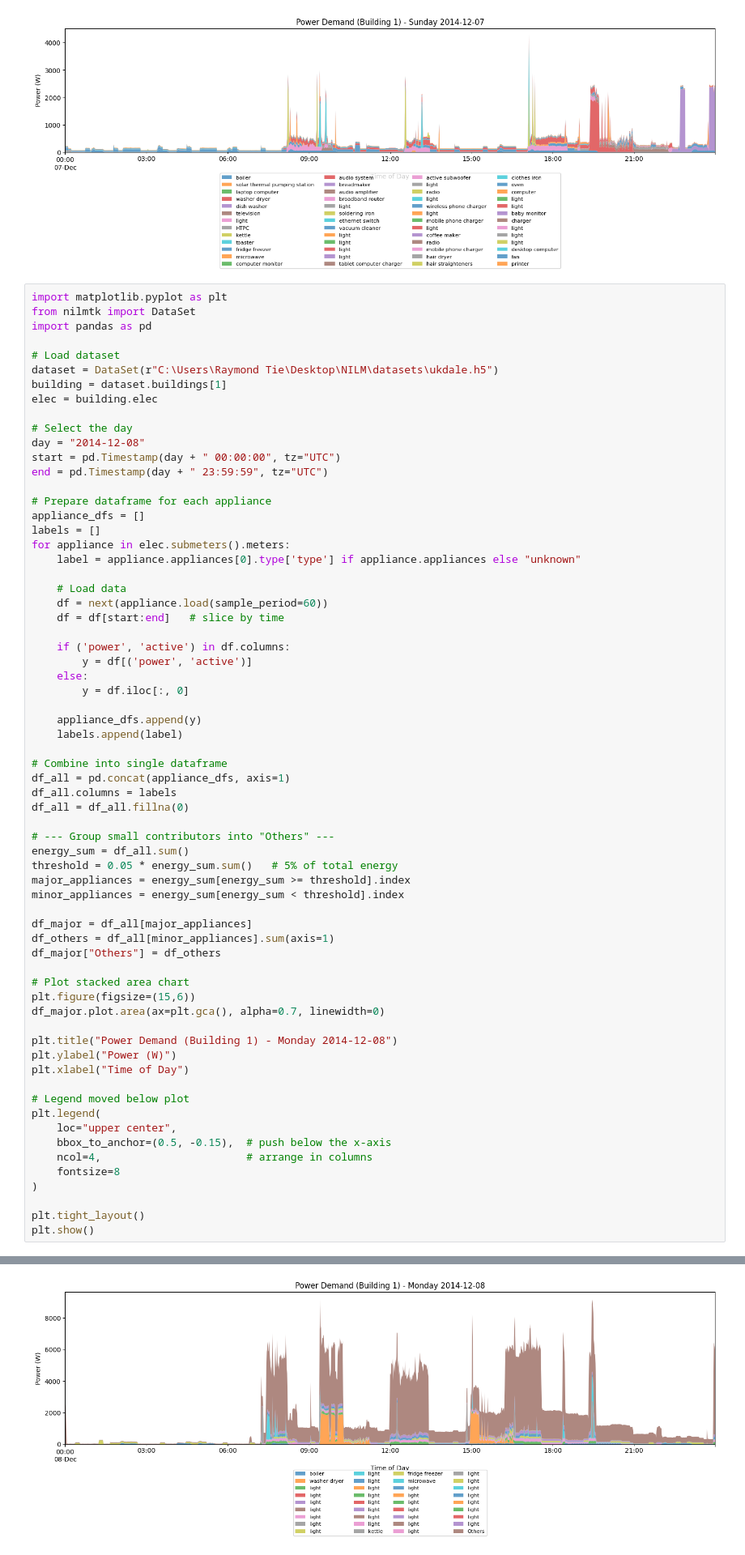
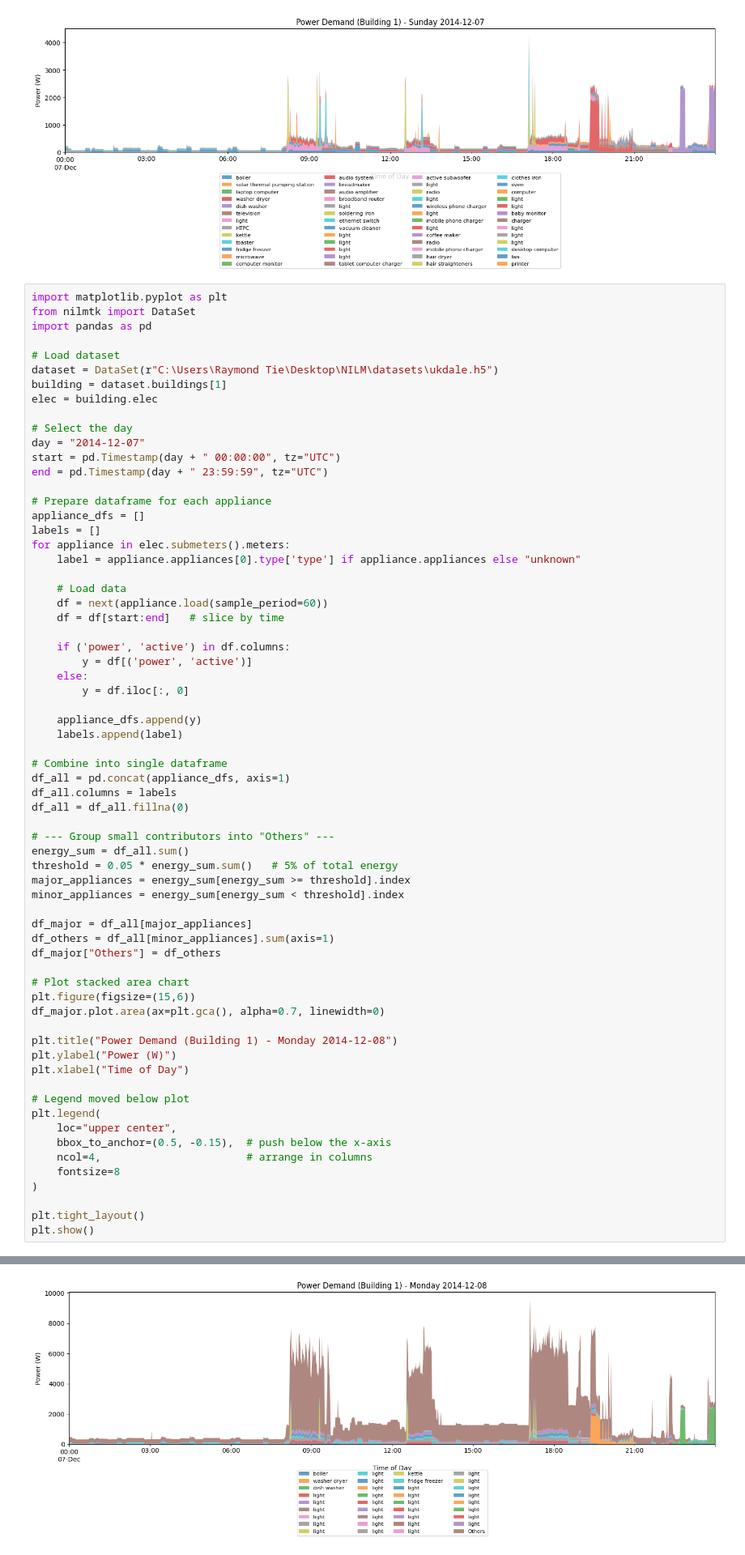
Before and after one commit to rtie2002/NILM, a Jupyter notebook: notebooks/dataset.ipynb, the cells around one changed output, grey strips where cells are left out. Shown at 81% size. Cells and saved outputs as stored; diff of their text form.

```diff
--- a/notebooks/dataset.ipynb
+++ b/notebooks/dataset.ipynb
@@ -127,7 +127,7 @@ building = dataset.buildings[1]
 elec = building.elec
 
 # Select the day
-day = "2014-12-08"
+day = "2014-12-07"
 start = pd.Timestamp(day + " 00:00:00", tz="UTC")
 end = pd.Timestamp(day + " 23:59:59", tz="UTC")
 
@@ -161,34 +161,34 @@ major_appliances = energy_sum[energy_sum >= threshold].index
 minor_appliances = energy_sum[energy_sum < threshold].index
 
 df_major = df_all[major_appliances]
 df_others = df_all[minor_appliances].sum(axis=1)
 df_major["Others"] = df_others
 
 # Plot stacked area chart
 plt.figure(figsize=(15,6))
 df_major.plot.area(ax=plt.gca(), alpha=0.7, linewidth=0)
 
 plt.title("Power Demand (Building 1) - Monday 2014-12-08")
 plt.ylabel("Power (W)")
 plt.xlabel("Time of Day")
 
 # Legend moved below plot
 plt.legend(
     loc="upper center",
     bbox_to_anchor=(0.5, -0.15),  # push below the x-axis
     ncol=4,                       # arrange in columns
     fontsize=8
 )
 
 plt.tight_layout()
 plt.show()
 # %% [output]
 A value is trying to be set on a copy of a slice from a DataFrame.
 Try using .loc[row_indexer,col_indexer] = value instead
 
 See the caveats in the documentation: https://pandas.pydata.org/pandas-docs/stable/user_guide/indexing.html#returning-a-view-versus-a-copy
   df_major["Others"] = df_others
-[figure, old version]
+[figure, new version]
 # %% [markdown]
 Confirm Available Data in UKDale
 # %%
```
Also changed, not shown: 5 other files.
